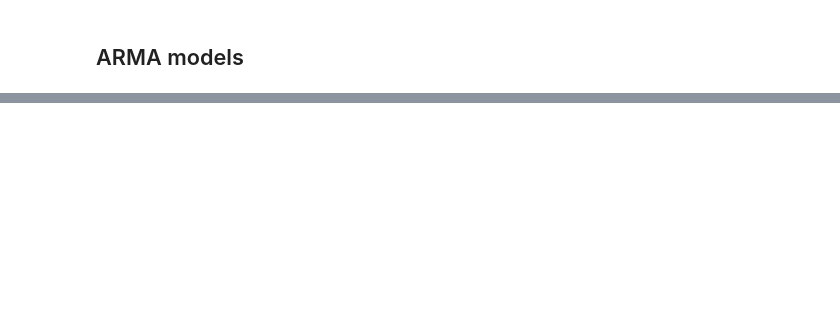
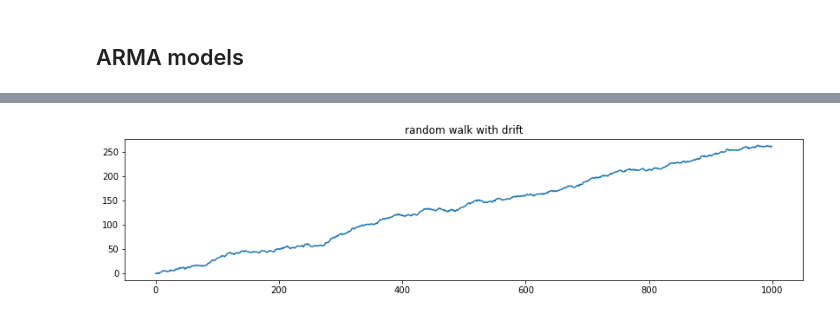
Before and after one commit to nickprock/pynuTS, a Jupyter notebook: demos/experiments for generator.ipynb, the cells around one changed output, grey strips where cells are left out. Cells and saved outputs as stored; diff of their text form; code cells hidden in the pictures; blank space fills up the shorter version.

```diff
--- a/demos/experiments for generator.ipynb
+++ b/demos/experiments for generator.ipynb
@@ -121,0 +214,6 @@ plot_list_of_ts_over_subplots(list_of_series,figsize=(14,8));
+# %%
+model = ARMA(c=0.3,pcoeff=[1],qcoeff=[])
+s1 = pd.Series(model.generate(1000))
+s1.plot(title='random walk with drift',figsize=(14,3));
+# %% [output]
+[figure, added]
```
Also changed, not shown: parts of 16 cells of this notebook, 1 other file.
